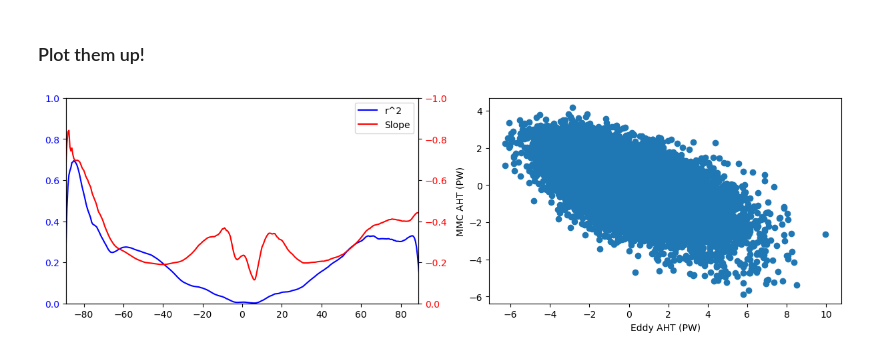
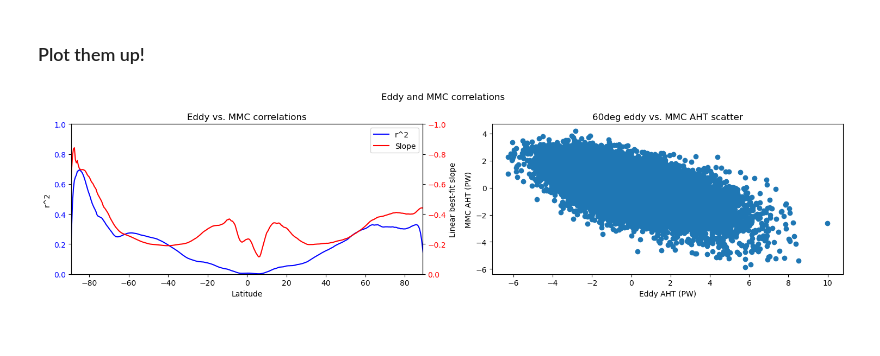
Before and after one commit to tylersc/ERA5_aht, a Jupyter notebook: MMC_eddy_correlations.ipynb, the cells around one changed output. Cells and saved outputs as stored; diff of their text form; code cells hidden in the pictures.

Commit message:
Altered plots

```diff
--- a/MMC_eddy_correlations.ipynb
+++ b/MMC_eddy_correlations.ipynb
@@ -61,31 +61,40 @@ fig, axs = plt.subplots(1, 2, figsize=(15,4))
 axs[0].plot(lats, r_values**2, 'b', label='r^2')
 axs[0].plot(lats + 200, r_values**2, 'r', label='Slope')
 axs[0].set_xlim([-89, 89])
 axs[0].set_ylim([0, 1])
 axs11 = axs[0].twinx()
 axs11.plot(lats, slopes, color='r')
 axs11.invert_yaxis()
 axs11.set_ylim([0, -1])
 axs[0].legend(loc=0)
 
 # Change color of each axis
 def color_y_axis(ax, color):
     """Color your axes."""
     for t in ax.get_yticklabels():
         t.set_color(color)
 
 color_y_axis(axs[0], 'b')
 color_y_axis(axs11, 'r')
+axs[0].set_xlabel('Latitude')
+axs[0].set_ylabel('r^2')
+axs11.set_ylabel('Linear best-fit slope')
+
+axs[0].set_title('Eddy vs. MMC correlations')
 
 which_lat = 60
 lat_idx = era_fncts.get_lat_idx(which_lat)
 
 axs[1].scatter(eddy_field[:,lat_idx]/1e15, mmc_field[:,lat_idx]/1e15)
 
 axs[1].set_xlabel('Eddy AHT (PW)')
 axs[1].set_ylabel('MMC AHT (PW)')
+axs[1].set_title(str(which_lat) + 'deg eddy vs. MMC AHT scatter')
+
+plt.suptitle('Eddy and MMC correlations')
+plt.tight_layout()
 
 #plt.savefig('figures/paper_plots_brainstorm/eddy_mmc_slopes_scatter')
 plt.show()
 # %% [output]
-[figure, old version]
+[figure, new version]
```
